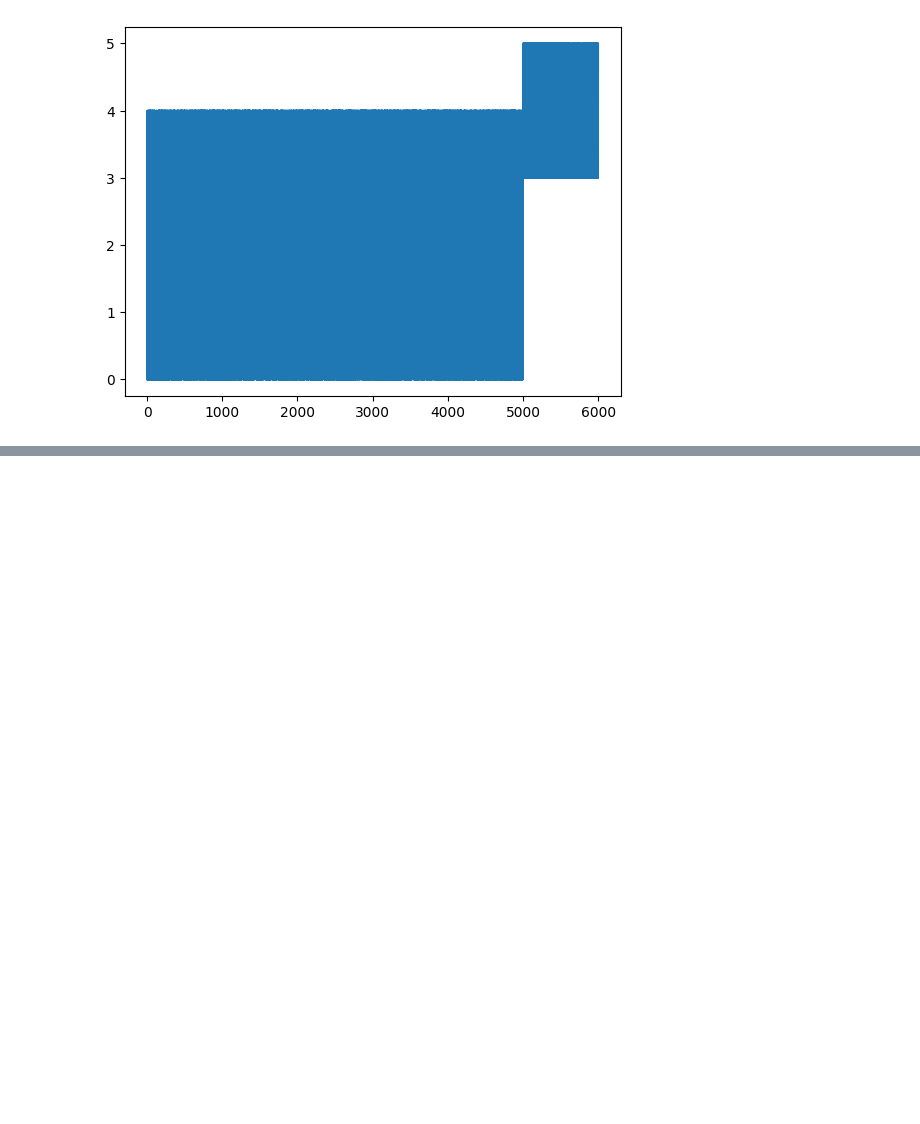
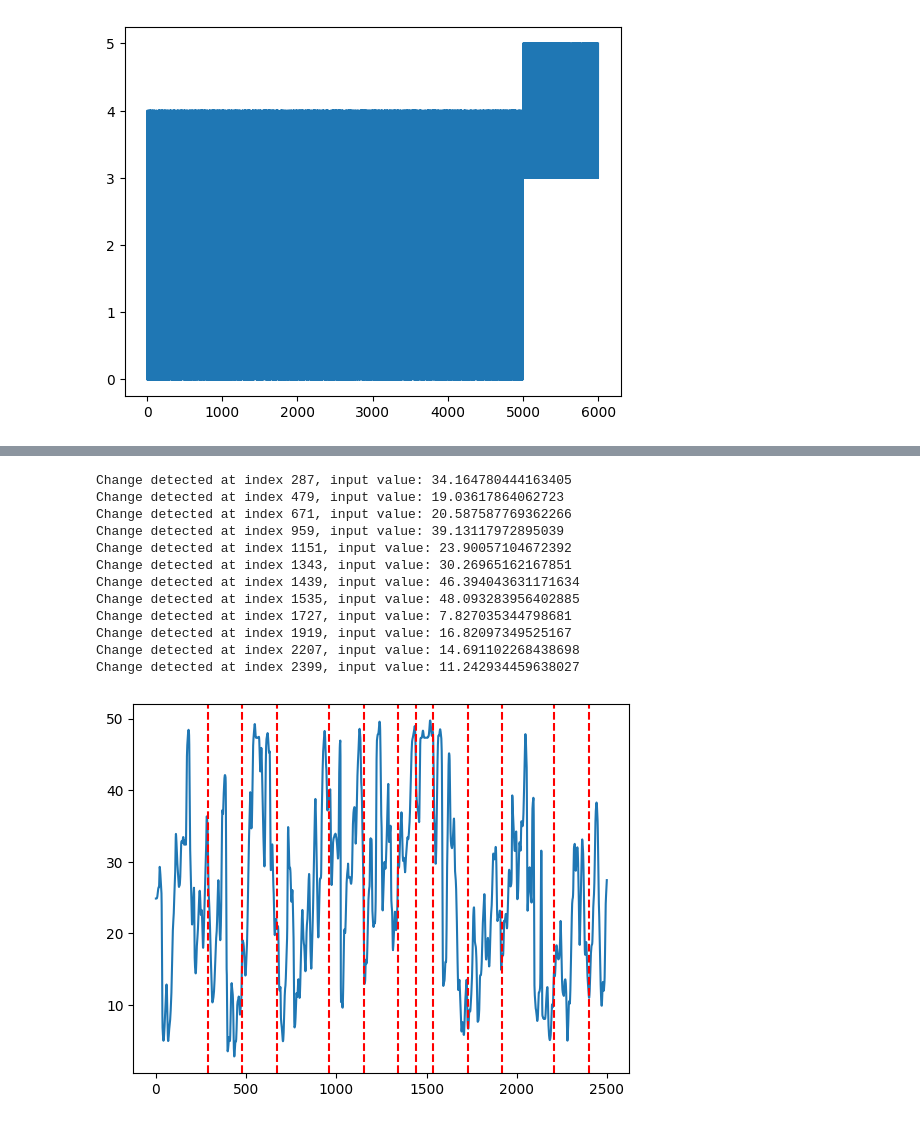
Before and after one commit to FIIT-MSc-projects/2024_CambalS_Adaptive_continuous_environment_remote_sensing, a Jupyter notebook: notebooks/2.0-data-drift.ipynb, the cells around one changed output, grey strips where cells are left out. Drawn from its saved outputs; the diff is of its cells as text; code cells hidden in the pictures; blank space fills up the shorter version.

```diff
--- a/notebooks/2.0-data-drift.ipynb
+++ b/notebooks/2.0-data-drift.ipynb
@@ -42,0 +31,33 @@ Drift detected at instance 817.
+# %%
+adwin = drift.ADWIN(
+    delta=0.00001,
+    grace_period=50,
+    clock=96
+)
+
+drifts = []
+
+for i, val in enumerate(df['PM10 Concentration'][:2500].tolist()):
+    adwin.update(val)
+    if adwin.drift_detected:
+        print(f"Change detected at index {i}, input value: {val}")
+        drifts.append(i)
+
+plt.plot(df['PM10 Concentration'][:2500])
+for d in drifts:
+    plt.axvline(x=d, color='r', linestyle='--')
+plt.show()
+# %% [output]
+Change detected at index 287, input value: 34.164780444163405
+Change detected at index 479, input value: 19.03617864062723
+Change detected at index 671, input value: 20.587587769362266
+Change detected at index 959, input value: 39.13117972895039
+Change detected at index 1151, input value: 23.90057104672392
+Change detected at index 1343, input value: 30.26965162167851
+Change detected at index 1439, input value: 46.394043631171634
+Change detected at index 1535, input value: 48.093283956402885
+Change detected at index 1727, input value: 7.827035344798681
+Change detected at index 1919, input value: 16.82097349525167
+Change detected at index 2207, input value: 14.691102268438698
+Change detected at index 2399, input value: 11.242934459638027
+[figure, added]
```
Also changed, not shown: parts of 5 cells of this notebook, 6 other files.
